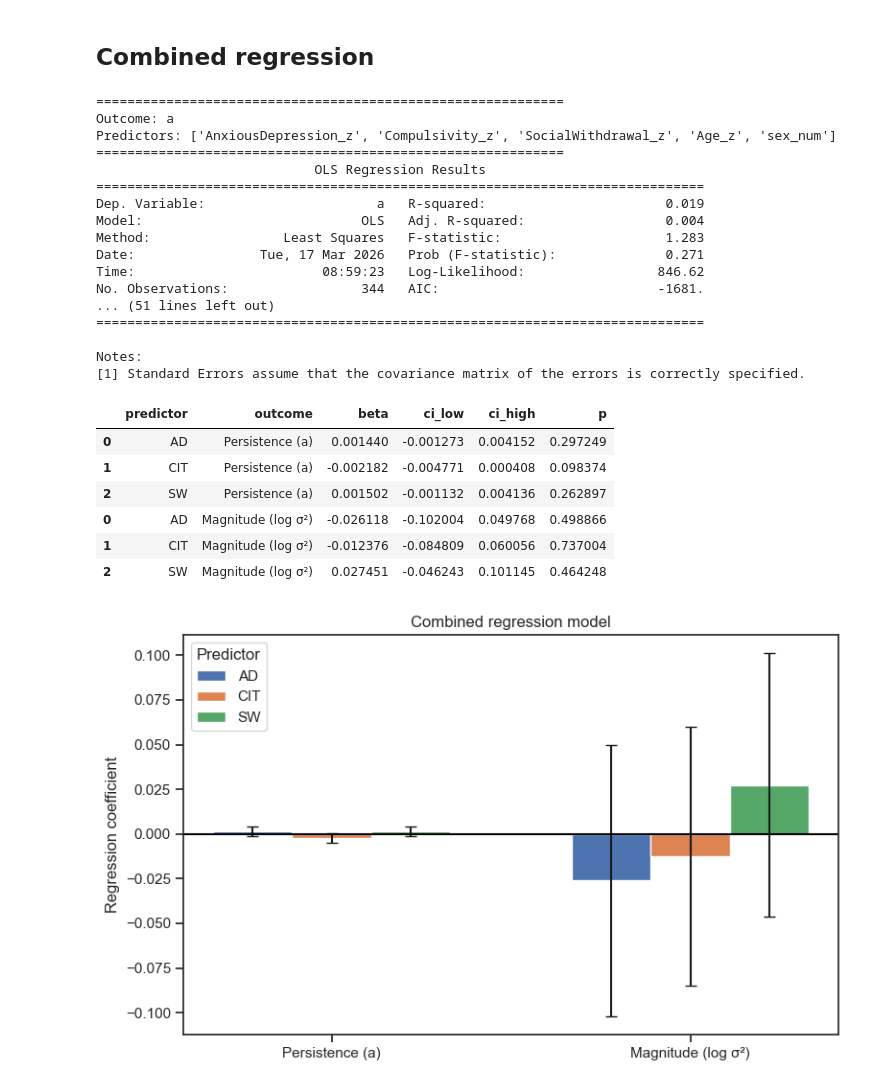
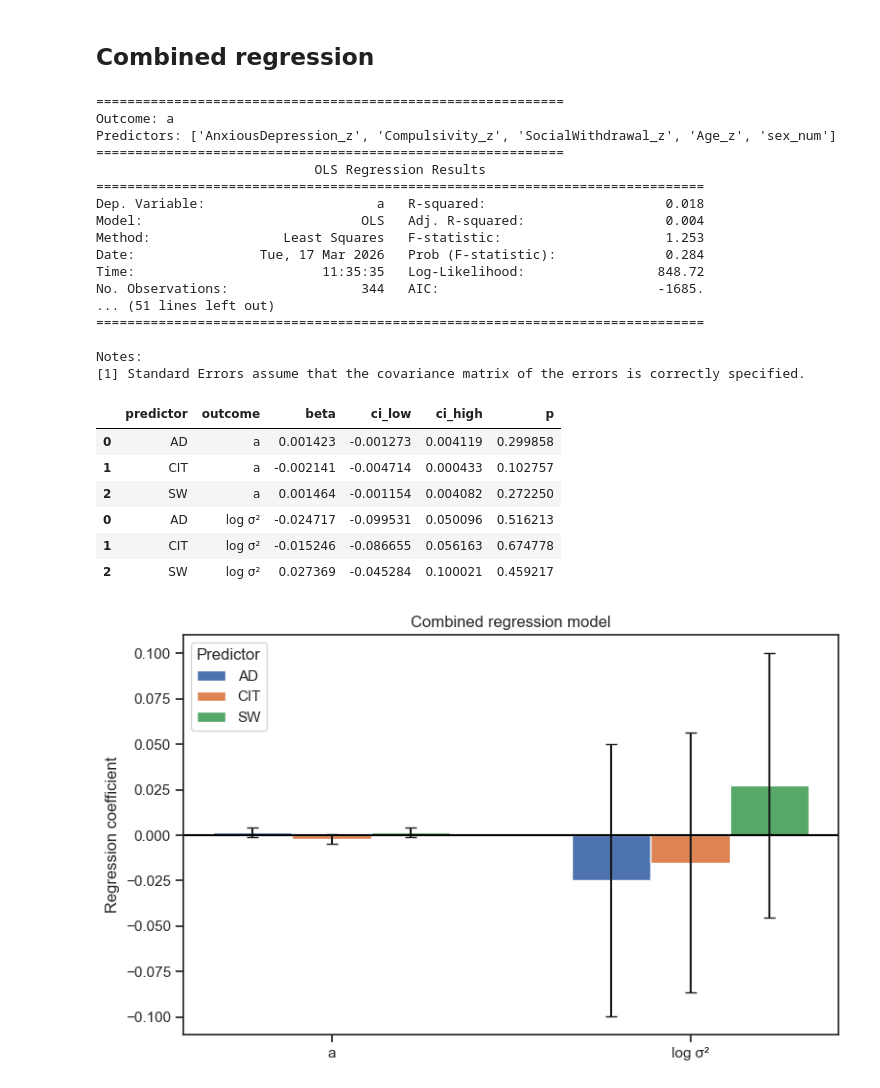
Before and after one commit to davidejongheTheoryandResearch/simulationsHmfc, a Jupyter notebook: Hmfc_on_symptomdata.ipynb, the cells around one changed output. Cells and saved outputs as stored; diff of their text form; code cells hidden in the pictures.

Commit message:
figure saving

```diff
--- a/Hmfc_on_symptomdata.ipynb
+++ b/Hmfc_on_symptomdata.ipynb
@@ -116,7 +116,7 @@ first 10 subj_ids: [944548 953958 954010 954564 954995 955009 955021 955023 9550
 number of unique subj_ids: 344
 num_subjects from .dil: 344
 # %%
-burn_in = 500
+burn_in = 1000
 
 post_a = posterior_samples_a[:, burn_in:, :]
 post_a = np.array(post_a).reshape(-1, posterior_samples_a.shape[-1])
@@ -231,7 +231,7 @@ for i, (tert, label) in enumerate(dimensions):
         errorbar=("ci", 68),
         ax=axes[i, 0]
     )
-    axes[i, 0].set_title(f"{label} → Persistence (a)")
+    axes[i, 0].set_title(f"{label} → a")
     axes[i, 0].set_xlabel("")
     axes[i, 0].set_ylabel("Mean value")
 
@@ -243,7 +243,7 @@ for i, (tert, label) in enumerate(dimensions):
         errorbar=("ci", 68),
         ax=axes[i, 1]
     )
-    axes[i, 1].set_title(f"{label} → Magnitude (log σ²)")
+    axes[i, 1].set_title(f"{label} → log σ²")
     axes[i, 1].set_xlabel("")
     axes[i, 1].set_ylabel("Mean value")
 
@@ -462,12 +462,12 @@ Predictors: ['AnxiousDepression_z', 'Compulsivity_z', 'SocialWithdrawal_z', 'Age
 ============================================================
                             OLS Regression Results
 ==============================================================================
-Dep. Variable:                      a   R-squared:                       0.019
+Dep. Variable:                      a   R-squared:                       0.018
 Model:                            OLS   Adj. R-squared:                  0.004
-Method:                 Least Squares   F-statistic:                     1.283
-Date:                Tue, 17 Mar 2026   Prob (F-statistic):              0.271
-Time:                        08:59:23   Log-Likelihood:                 846.62
-No. Observations:                 344   AIC:                            -1681.
+Method:                 Least Squares   F-statistic:                     1.253
+Date:                Tue, 17 Mar 2026   Prob (F-statistic):              0.284
+Time:                        11:35:35   Log-Likelihood:                 848.72
+No. Observations:                 344   AIC:                            -1685.
 ... (51 lines left out)
 ==============================================================================
 
@@ -500,23 +500,23 @@ def extract_combined_results(model, outcome):
 # %%
 combined_plot_df = pd.concat([
 
-    extract_combined_results(model_a_combined,"Persistence (a)"),
-    extract_combined_results(model_s_combined,"Magnitude (log σ²)")
+    extract_combined_results(model_a_combined,"a"),
+    extract_combined_results(model_s_combined,"log σ²")
 
 ])
 
 combined_plot_df
 # %% [output]
 |  | predictor | outcome | beta | ci_low | ci_high | p |
-| 0 | AD | Persistence (a) | 0.001440 | -0.001273 | 0.004152 | 0.297249 |
-| 1 | CIT | Persistence (a) | -0.002182 | -0.004771 | 0.000408 | 0.098374 |
-| 2 | SW | Persistence (a) | 0.001502 | -0.001132 | 0.004136 | 0.262897 |
-| 0 | AD | Magnitude (log σ²) | -0.026118 | -0.102004 | 0.049768 | 0.498866 |
-| 1 | CIT | Magnitude (log σ²) | -0.012376 | -0.084809 | 0.060056 | 0.737004 |
-| 2 | SW | Magnitude (log σ²) | 0.027451 | -0.046243 | 0.101145 | 0.464248 |
+| 0 | AD | a | 0.001423 | -0.001273 | 0.004119 | 0.299858 |
+| 1 | CIT | a | -0.002141 | -0.004714 | 0.000433 | 0.102757 |
+| 2 | SW | a | 0.001464 | -0.001154 | 0.004082 | 0.272250 |
+| 0 | AD | log σ² | -0.024717 | -0.099531 | 0.050096 | 0.516213 |
+| 1 | CIT | log σ² | -0.015246 | -0.086655 | 0.056163 | 0.674778 |
+| 2 | SW | log σ² | 0.027369 | -0.045284 | 0.100021 | 0.459217 |
 # %%
 predictors = ["AD","CIT","SW"]
-outcomes = ["Persistence (a)","Magnitude (log σ²)"]
+outcomes = ["a","log σ²"]
 
 x = np.arange(len(outcomes))
 width = 0.22
@@ -543,31 +543,31 @@ for i,pred in enumerate(predictors):
         capsize=4,
         label=pred
     )
 
     for j,row in sub.iterrows():
 
         if row["p"] < 0.05:
 
             ax.text(
                 x[j]+offsets[i],
                 row["ci_low"]-0.03,
                 "*",
                 ha="center",
                 va="top",
                 fontsize=16
             )
 
 ax.axhline(0,color="black")
 
 ax.set_xticks(x)
 ax.set_xticklabels(outcomes)
 
 ax.set_ylabel("Regression coefficient")
 ax.set_title("Combined regression model")
 
 ax.legend(title="Predictor")
 
 plt.tight_layout()
 plt.show()
 # %% [output]
-[figure, old version]
+[figure, new version]
```
Also changed, not shown: parts of 11 cells of this notebook, 22 other files.
